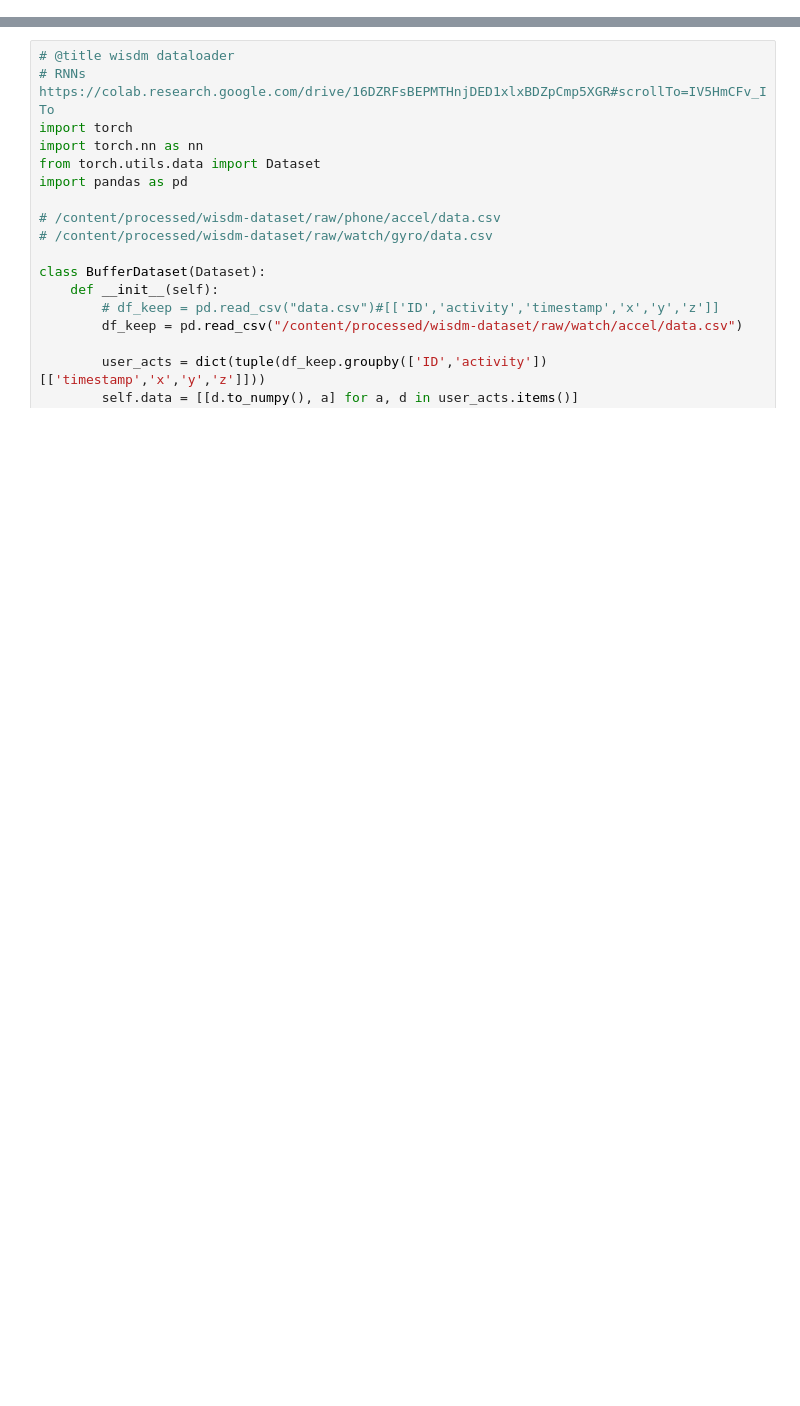
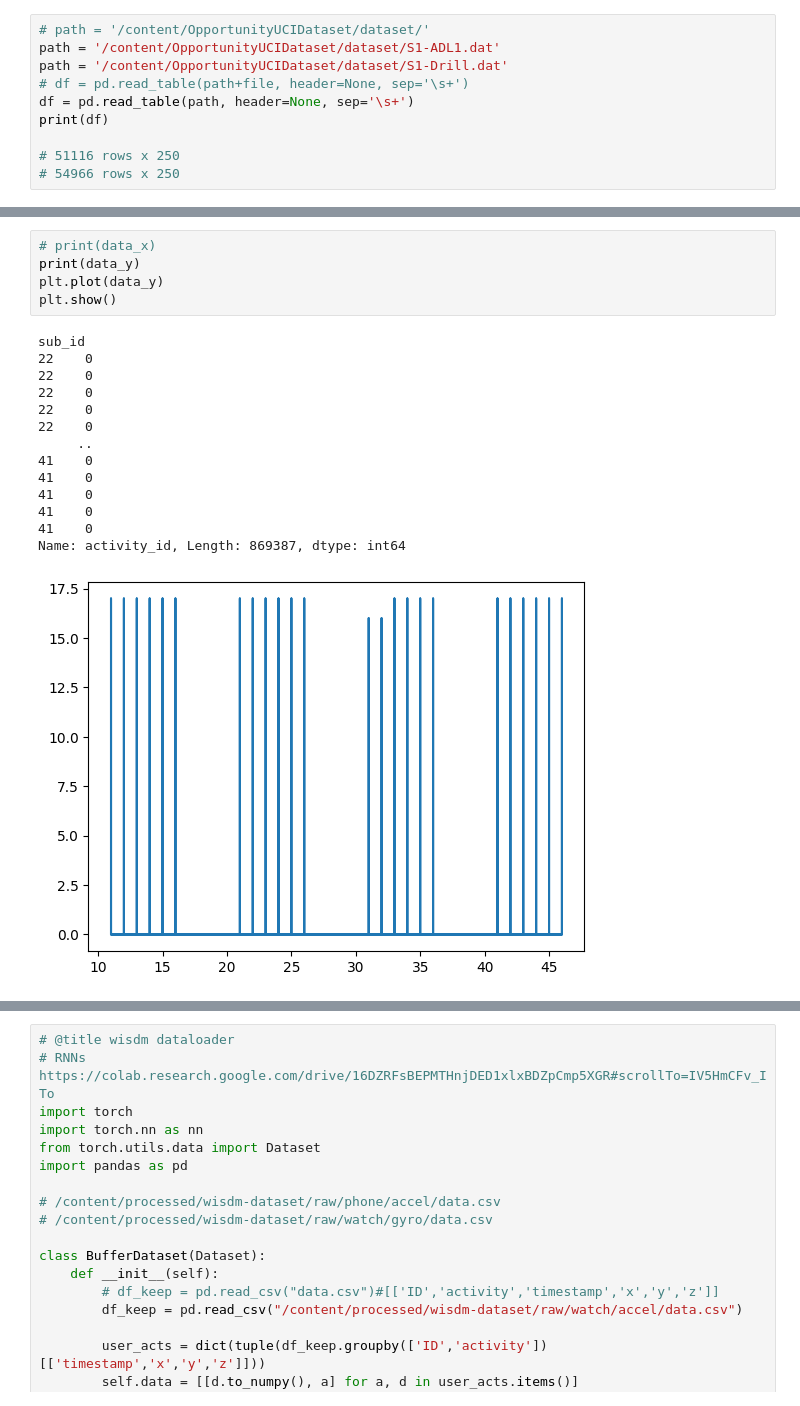
Before and after one commit to eisbetterthanpi/JEPA, a Jupyter notebook: Seq_JEPA.ipynb, the cells around one changed output, grey strips where cells are left out. Cells and saved outputs as stored; diff of their text form; blank space fills up the shorter version.

```diff
--- a/Seq_JEPA.ipynb
+++ b/Seq_JEPA.ipynb
@@ -2,0 +9,10 @@
+# %%
+# path = '/content/OpportunityUCIDataset/dataset/'
+path = '/content/OpportunityUCIDataset/dataset/S1-ADL1.dat'
+path = '/content/OpportunityUCIDataset/dataset/S1-Drill.dat'
+# df = pd.read_table(path+file, header=None, sep='\s+')
+df = pd.read_table(path, header=None, sep='\s+')
+print(df)
+
+# 51116 rows x 250
+# 54966 rows x 250
@@ -2,0 +292,20 @@
+# %%
+# print(data_x)
+print(data_y)
+plt.plot(data_y)
+plt.show()
+# %% [output]
+sub_id
+22    0
+22    0
+22    0
+22    0
+22    0
+     ..
+41    0
+41    0
+41    0
+41    0
+41    0
+Name: activity_id, Length: 869387, dtype: int64
+[figure, added]
```
Also changed, not shown: parts of 90 cells of this notebook.
